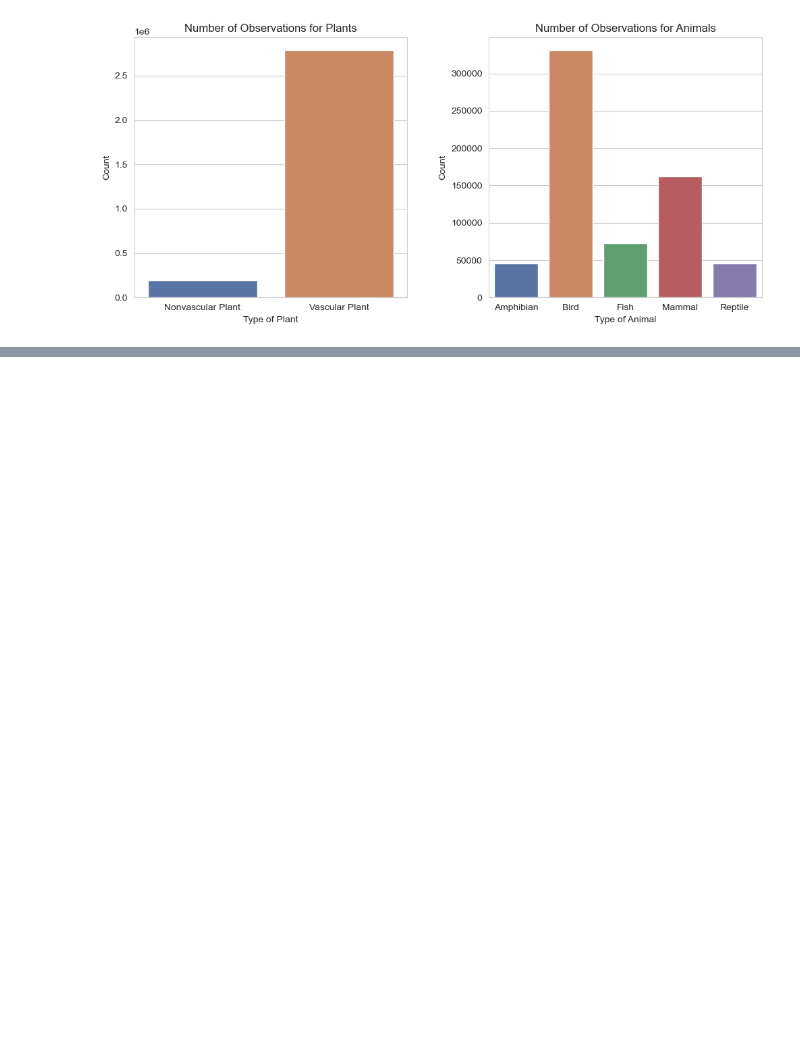
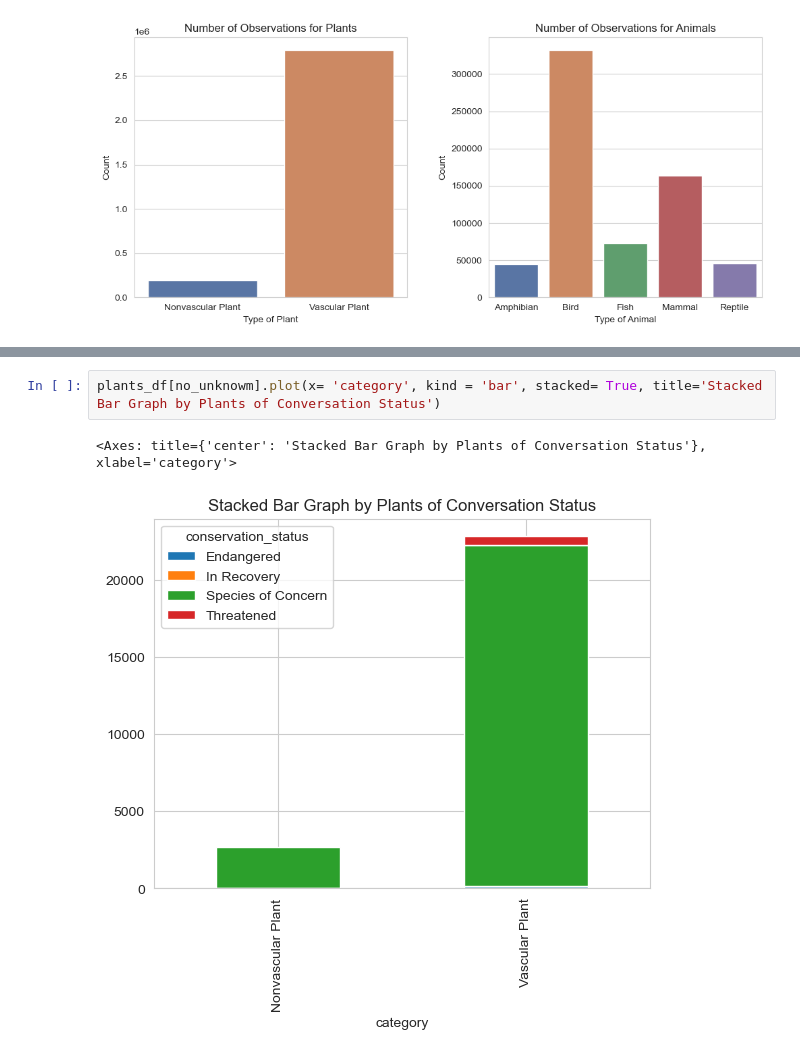
Before and after one commit to YI75/Biodiversity-Data-Project, a Jupyter notebook: biodiversity.ipynb, the cells around one changed output, grey strips where cells are left out. Cells and saved outputs as stored; diff of their text form; blank space fills up the shorter version.

```diff
--- a/biodiversity.ipynb
+++ b/biodiversity.ipynb
@@ -149,0 +223,5 @@ Passing `palette` without assigning `hue` is deprecated and will be removed in v
+# %%
+plants_df[no_unknowm].plot(x= 'category', kind = 'bar', stacked= True, title='Stacked Bar Graph by Plants of Conversation Status')
+# %% [output]
+<Axes: title={'center': 'Stacked Bar Graph by Plants of Conversation Status'}, xlabel='category'>
+[figure, added]
```
Also changed, not shown: parts of 13 cells of this notebook.
